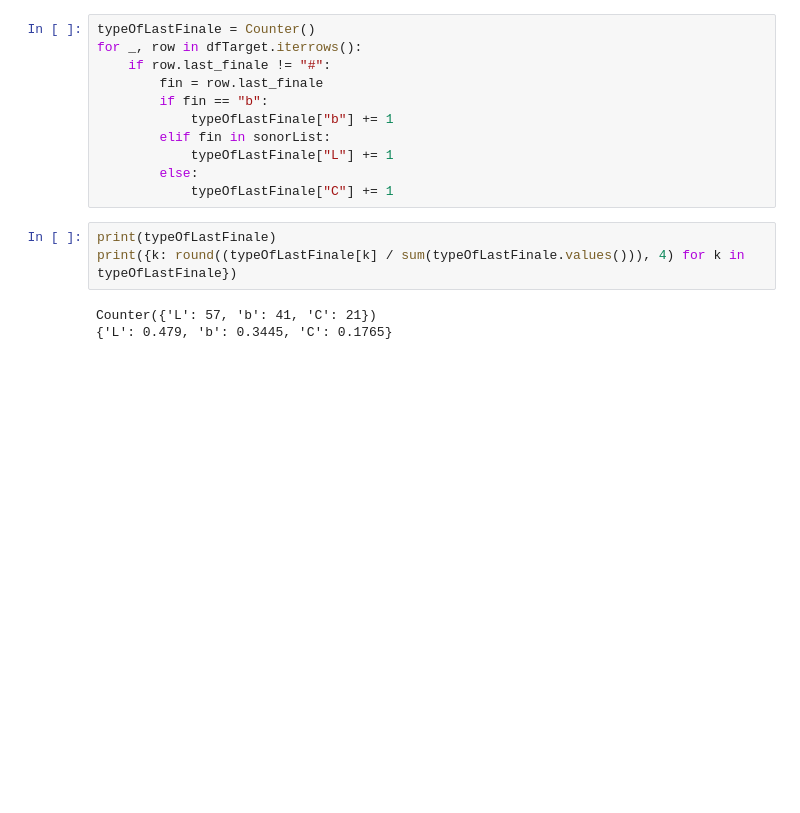
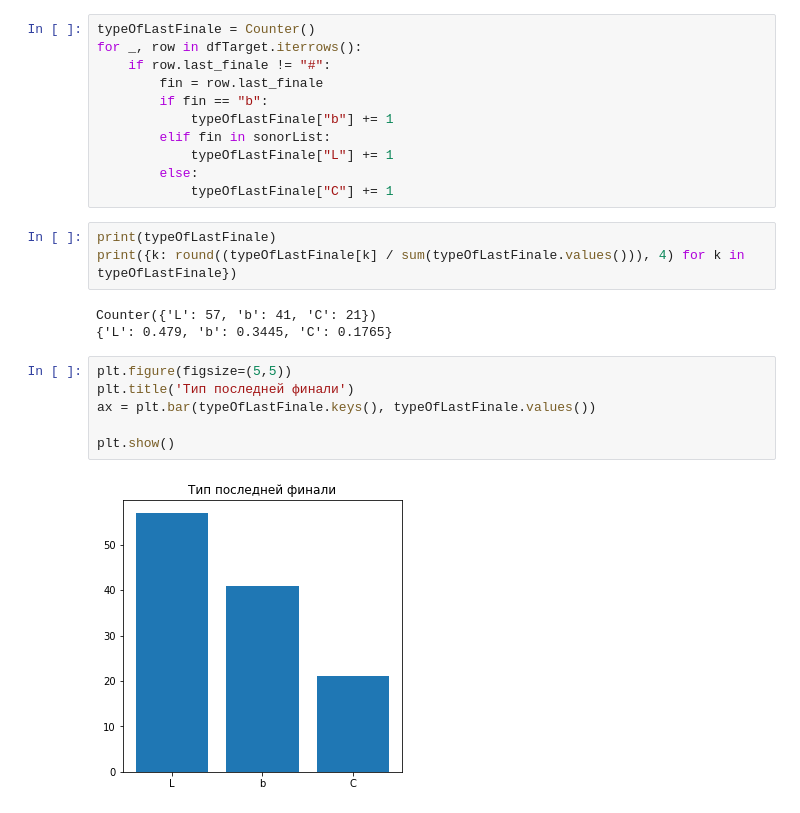
Before and after one commit to arsenitheunicorn/akhvakh_phonology, a Jupyter notebook: akhvakh_dataDrivenAnalysis.ipynb, the cells around one changed output. Cells and saved outputs as stored; diff of their text form; blank space fills up the shorter version.

```diff
--- a/akhvakh_dataDrivenAnalysis.ipynb
+++ b/akhvakh_dataDrivenAnalysis.ipynb
@@ -634,3 +656,11 @@ print({k: round((typeOfLastFinale[k] / sum(typeOfLastFinale.values())), 4) for k
 # %% [output]
 Counter({'L': 57, 'b': 41, 'C': 21})
 {'L': 0.479, 'b': 0.3445, 'C': 0.1765}
+# %%
+plt.figure(figsize=(5,5))
+plt.title('Тип последней финали')
+ax = plt.bar(typeOfLastFinale.keys(), typeOfLastFinale.values())
+
+plt.show()
+# %% [output]
+[figure, added]
```
Also changed, not shown: parts of 12 cells of this notebook.
